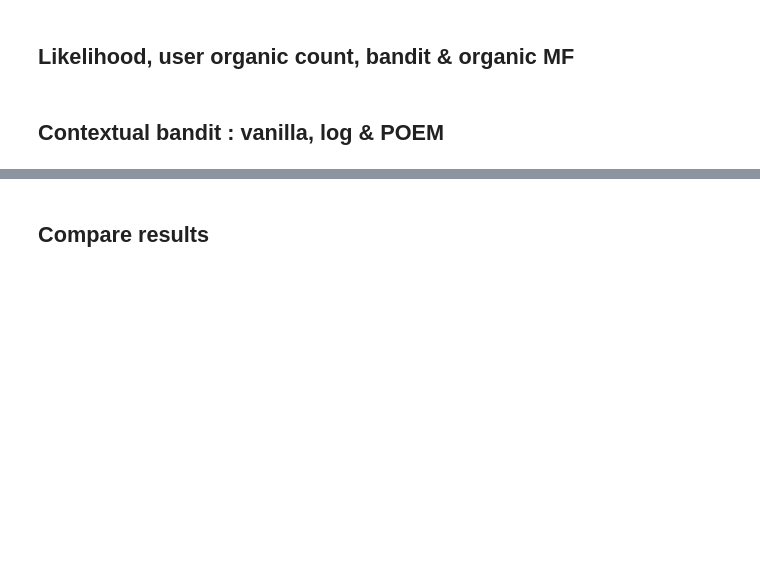
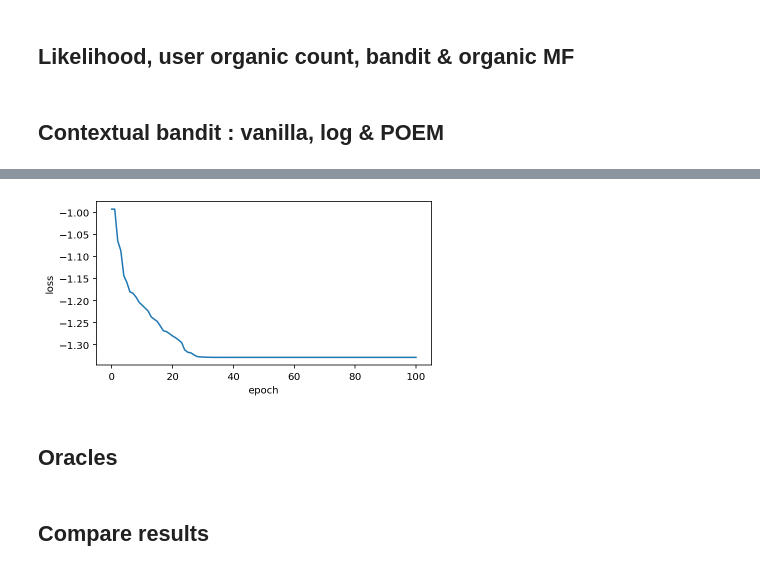
Before and after one commit to criteo-research/reco-gym, a Jupyter notebook: 1. Compare agents.ipynb, the cells around one changed output, grey strips where cells are left out. Saved outputs shown, nothing was run; the diff lists cells and outputs as text; code cells hidden in the pictures; blank space fills up the shorter version.

Commit message:
test agents on sale env and create oracle agents

```diff
--- a/1. Compare agents.ipynb
+++ b/1. Compare agents.ipynb
@@ -144,5 +144,9 @@ result_AB_LogCB = verify_agents_sale(env, 2000, {'Log Contextual Bandit': log_cb
 # %%
-# poem = PoemContextualBandit({}, variance_penalization_factor=0.4, max_epoch=100)
-# poem.train(rectangular_logs)
-# poem.plot_loss_history()
-# result_AB_POEM = verify_agents_sale(env, 2000, {f'POEM': poem})
+poem = PoemContextualBandit({}, variance_penalization_factor=0.4, max_epoch=100)
+poem.train(rectangular_logs)
+poem.plot_loss_history()
+result_AB_POEM = verify_agents_sale(env, 2000, {f'POEM': poem})
+# %% [output]
+[figure, added]
+# %% [markdown]
+## Oracles
```
Also changed, not shown: parts of 11 cells of this notebook, 6 other files.
